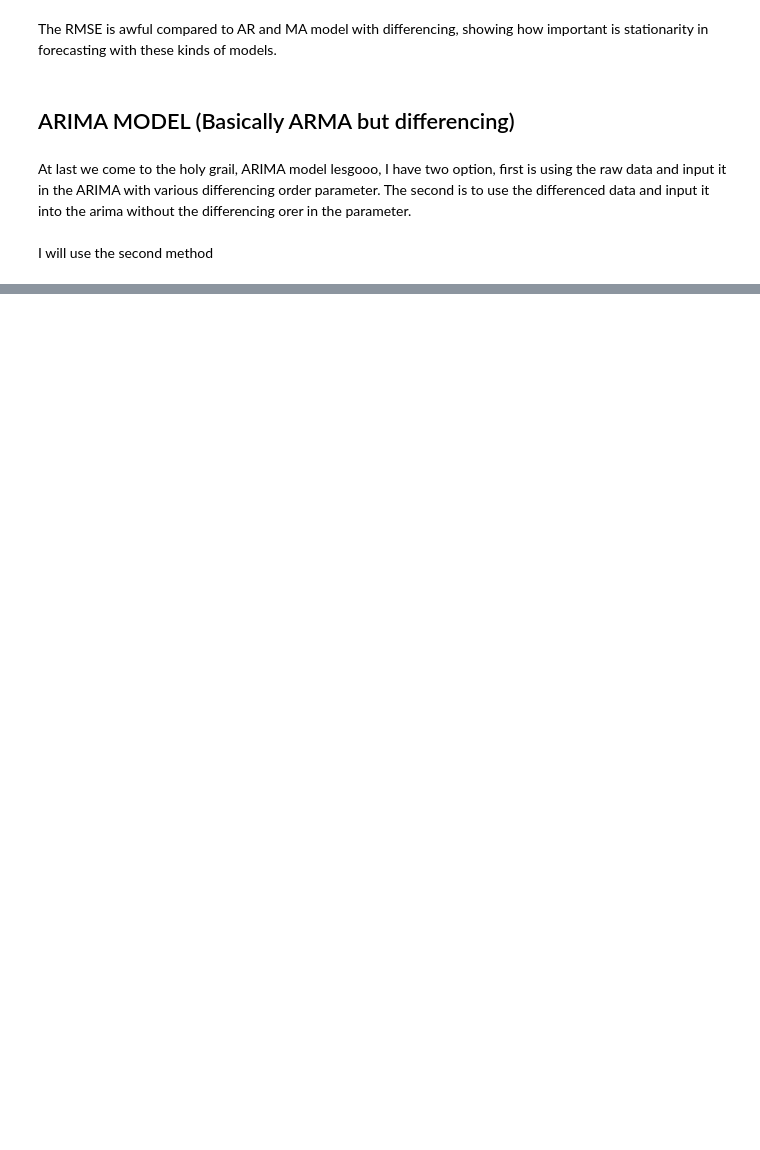
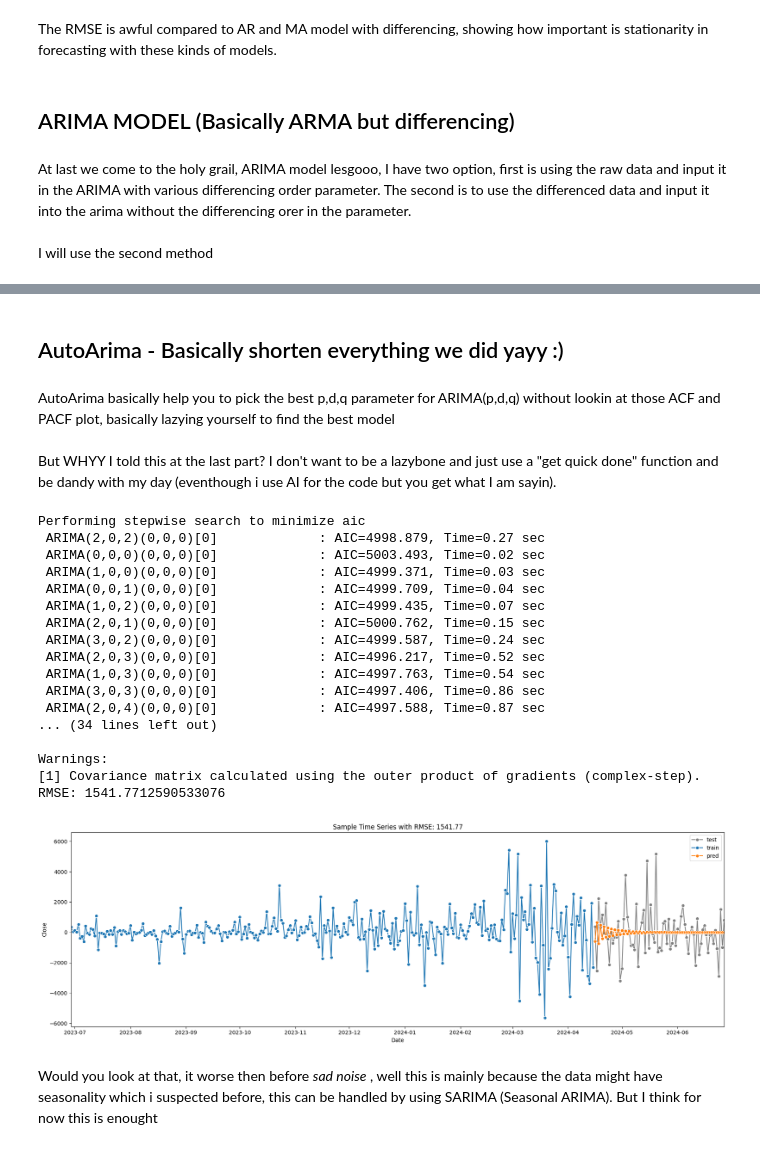
Before and after one commit to KomangAndika/ARIMA-And-Friends, a Jupyter notebook: ARIMA_Friends_BTC-USD.ipynb, the cells around one changed output, grey strips where cells are left out. Drawn from its saved outputs; the diff is of its cells as text; code cells hidden in the pictures; blank space fills up the shorter version.

Commit message:
Kaggle Notebook | ARIMA_Friends_BTC-USD | Version 3

```diff
--- a/ARIMA_Friends_BTC-USD.ipynb
+++ b/ARIMA_Friends_BTC-USD.ipynb
@@ -483,0 +466,5 @@ hell yeah
+# %% [markdown]
+## AutoArima - Basically shorten everything we did yayy :)
+# %% [markdown]
+AutoArima basically help you to pick the best p,d,q parameter for ARIMA(p,d,q) without lookin at those ACF and PACF plot, basically lazying yourself to find the best model <br><br>
+But WHYY I told this at the last part? I don't want to be a lazybone and just use a "get quick done" function and be dandy with my day (eventhough i use AI for the code but you get what I am sayin).
@@ -483,0 +475,47 @@ hell yeah
+# %%
+arima_model = auto_arima(train,
+                         seasonal=False,  # Do not fit a seasonal ARIMA model
+                         trace=True,      # Print detailed information about the fitting process
+                         error_action='ignore',  # Ignore errors and continue fitting other models
+                         suppress_warnings=True)  # Suppress warnings
+
+# Print the summary of the model
+print(arima_model.summary())
+
+# Predict values
+pred = arima_model.predict(n_periods=len(test))
+
+# Calculate RMSE
+rmse = np.sqrt(mean_squared_error(test, pred))
+print(f'RMSE: {rmse}')
+
+# Plotting
+f, ax = plt.subplots(nrows=1, ncols=1, figsize=(18, 6))
+sns.lineplot(x=df_diff['Date'][train_len:], y=test, marker='o', label='test', color='grey')
+sns.lineplot(x=df_diff['Date'][:train_len], y=train, marker='o', label='train')
+sns.lineplot(x=df_diff['Date'][train_len:], y=pred, marker='o', label='pred')
+ax.set_xlim([df_diff['Date'].iloc[0], df_diff['Date'].iloc[-1]])
+ax.set_title('Sample Time Series with RMSE: {:.2f}'.format(rmse))
+plt.tight_layout()
+plt.show()
+# %% [output]
+Performing stepwise search to minimize aic
+ ARIMA(2,0,2)(0,0,0)[0]             : AIC=4998.879, Time=0.27 sec
+ ARIMA(0,0,0)(0,0,0)[0]             : AIC=5003.493, Time=0.02 sec
+ ARIMA(1,0,0)(0,0,0)[0]             : AIC=4999.371, Time=0.03 sec
+ ARIMA(0,0,1)(0,0,0)[0]             : AIC=4999.709, Time=0.04 sec
+ ARIMA(1,0,2)(0,0,0)[0]             : AIC=4999.435, Time=0.07 sec
+ ARIMA(2,0,1)(0,0,0)[0]             : AIC=5000.762, Time=0.15 sec
+ ARIMA(3,0,2)(0,0,0)[0]             : AIC=4999.587, Time=0.24 sec
+ ARIMA(2,0,3)(0,0,0)[0]             : AIC=4996.217, Time=0.52 sec
+ ARIMA(1,0,3)(0,0,0)[0]             : AIC=4997.763, Time=0.54 sec
+ ARIMA(3,0,3)(0,0,0)[0]             : AIC=4997.406, Time=0.86 sec
+ ARIMA(2,0,4)(0,0,0)[0]             : AIC=4997.588, Time=0.87 sec
+... (34 lines left out)
+
+Warnings:
+[1] Covariance matrix calculated using the outer product of gradients (complex-step).
+RMSE: 1541.7712590533076
+[figure, added]
+# %% [markdown]
+Would you look at that, it worse then before *sad noise* , well this is mainly because the data might have seasonality which i suspected before, this can be handled by using SARIMA (Seasonal ARIMA). But I think for now this is enought
```
Also changed, not shown: parts of 10 cells of this notebook.
